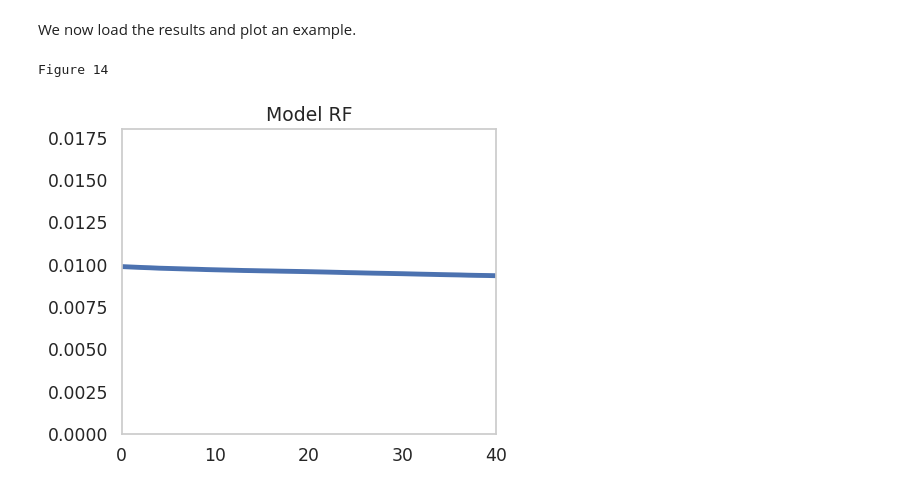
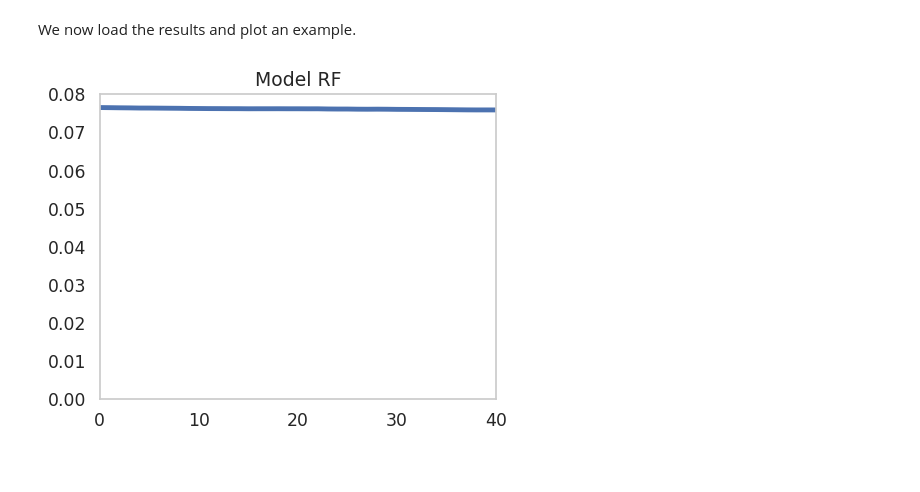
Before and after one commit to lphansen/comparing_dsge, a Jupyter notebook: _sources/elasticities.ipynb, the cells around one changed output. Cells and saved outputs as stored; diff of their text form; code cells hidden in the pictures.

```diff
--- a/_sources/elasticities.ipynb
+++ b/_sources/elasticities.ipynb
@@ -240,18 +242,15 @@ We now load the results and plot an example.
 # %%
 sim = return_sim_elasticity(shock_expo = shock_expo, seed = seed, chiUnderline = chiUnderline, a_e = a_e, a_h = a_h, gamma_e = gamma_e, gamma_h = gamma_h, psi_e = rho_e, psi_h = rho_h, delta_e = delta_e, delta_h = delta_h, lambda_d = lambda_d, nu = nu, n_layers = n_layers, units = units, iter_num = iter_num, points_size = points_size, penalization = penalization, action_name = action_name, W_percentile = W_percentile, Z_percentile = Z_percentile, V_percentile = V_percentile)
 # %%
-#Figure 14
-print('Figure 14')
 fig, axes = plt.subplots(1,1, figsize=(5,4))
 
-sns.lineplot(sim['elasticity']['exposure_elasticity'], ax = axes)
+sns.lineplot(sim['elasticity']['price_elasticity'], ax = axes)
 axes.set_title(r'Model RF')
 axes.set_xlim(0,40)
 axes.grid(False)
-axes.set_ylim([0,0.018])
+# axes.set_ylim([0,0.08])
 
 plt.subplots_adjust(wspace=0.3, hspace=0.25)
 plt.tight_layout()
 # %% [output]
-Figure 14
-[figure, old version]
+[figure, new version]
```
Also changed, not shown: parts of 1 cell of this notebook, 11 other files.
